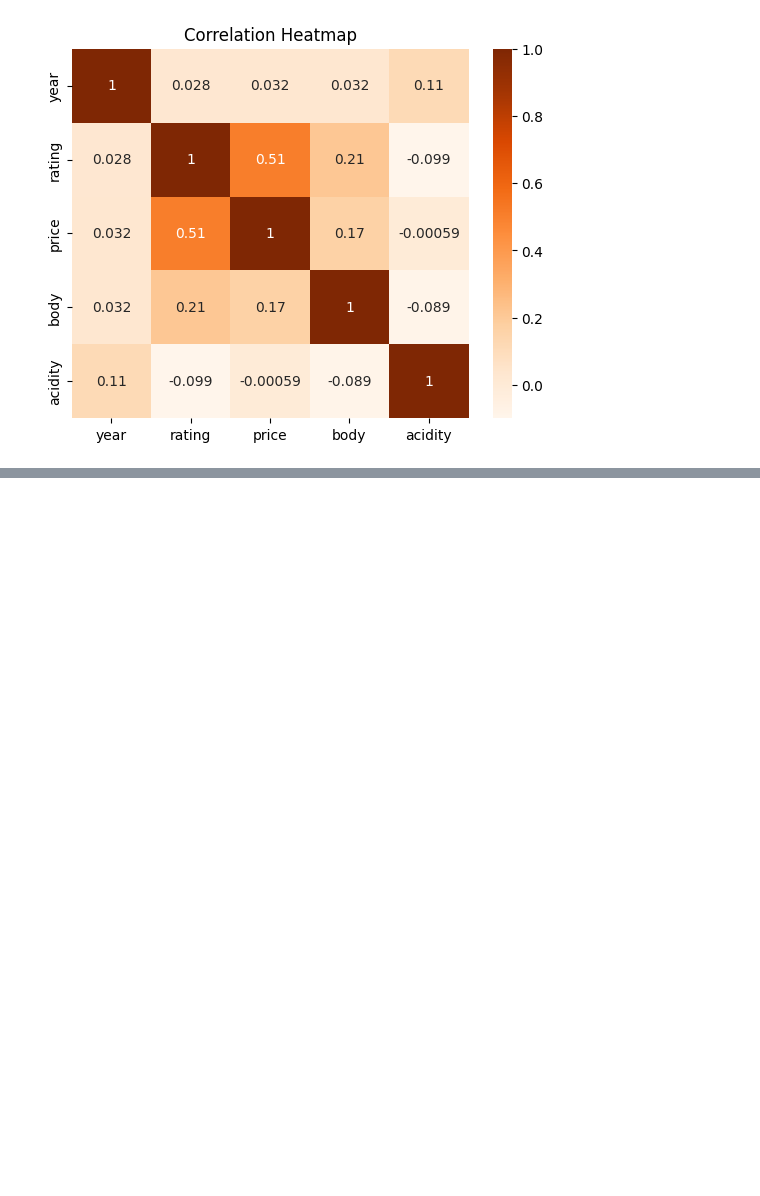
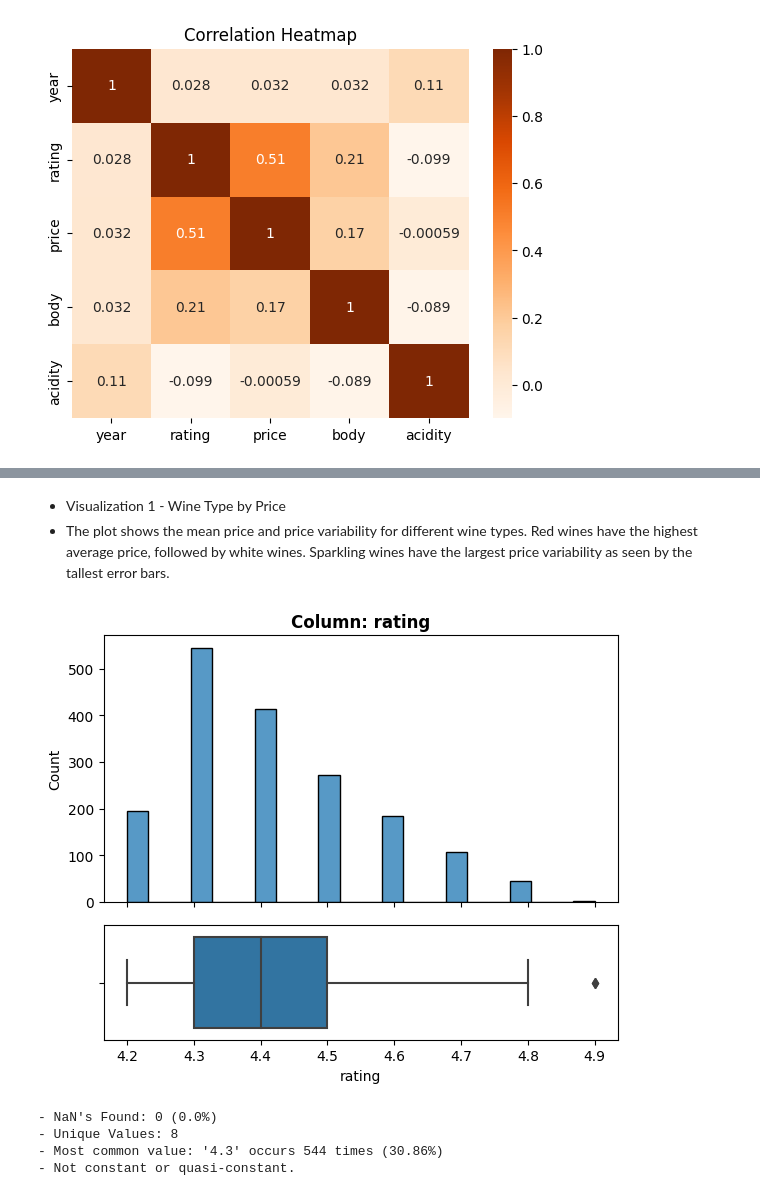
Before and after one commit to Jeze2/Machine_learning_price_and_income, a Jupyter notebook: Prediction_of_wine_price.ipynb, the cells around one changed output, grey strips where cells are left out. Drawn from its saved outputs; the diff is of its cells as text; code cells hidden in the pictures; blank space fills up the shorter version.

```diff
--- a/Prediction_of_wine_price.ipynb
+++ b/Prediction_of_wine_price.ipynb
@@ -447 +430,12 @@ ax = sns.barplot(data=df, x='acidity', y="year")
+# %% [markdown]
+- Visualization 1 - Wine Type by Price
+- The plot shows the mean price and price variability for different wine types. Red wines have the highest average price, followed by white wines. Sparkling wines have the largest price variability as seen by the tallest error bars.
+# %%
+explore_numeric(df,'rating');
+# %% [output]
+[figure, added]
+- NaN's Found: 0 (0.0%)
+- Unique Values: 8
+- Most common value: '4.3' occurs 544 times (30.86%)
+- Not constant or quasi-constant.
 # %% [markdown]
```
Also changed, not shown: parts of 7 cells of this notebook.
